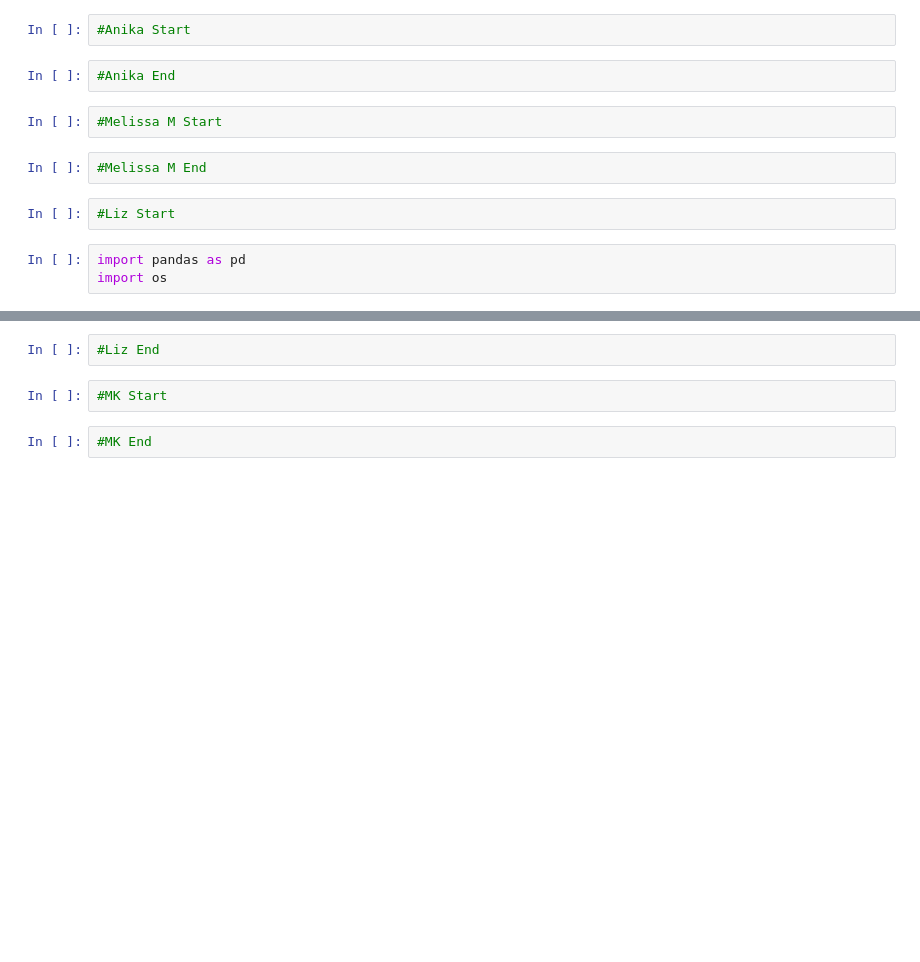
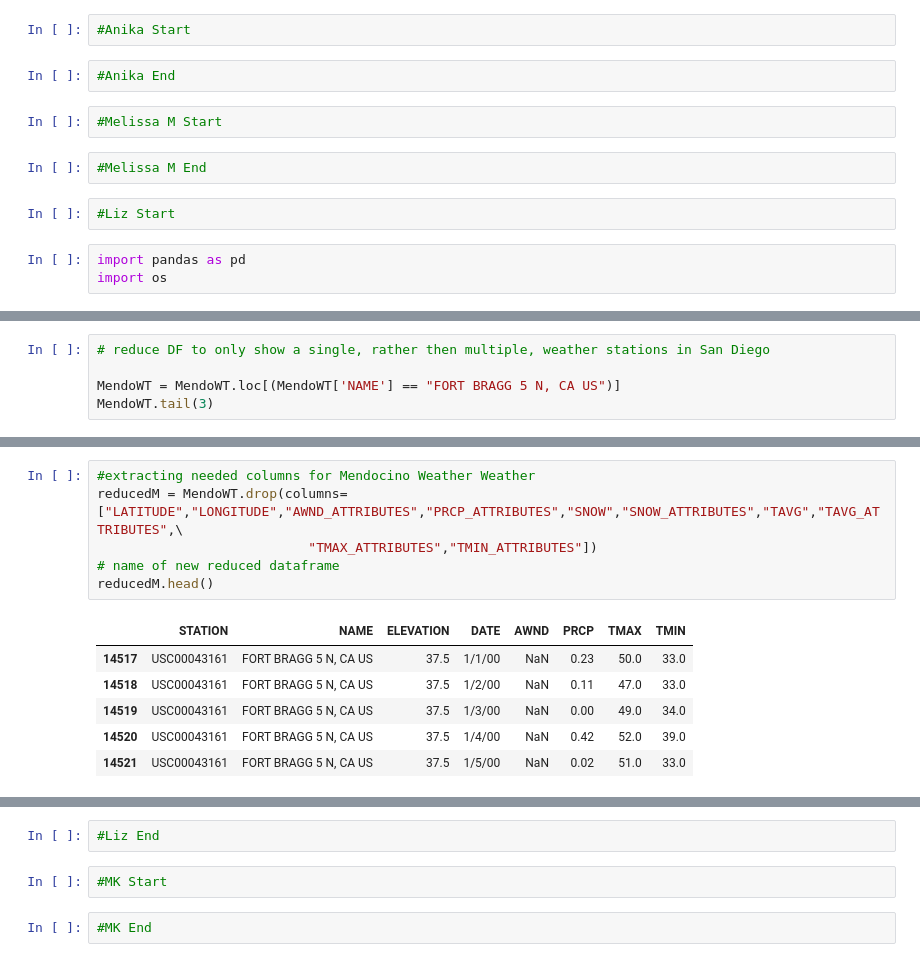
Before and after one commit to anikajohnson/DataProjectOne, a Jupyter notebook: DataProjectOne.ipynb, the cells around one changed output, grey strips where cells are left out. Cells and saved outputs as stored; diff of their text form; blank space fills up the shorter version.

```diff
--- a/DataProjectOne.ipynb
+++ b/DataProjectOne.ipynb
@@ -44,0 +107,5 @@ MendoWT.head()
+# %%
+# reduce DF to only show a single, rather then multiple, weather stations in San Diego
+
+MendoWT = MendoWT.loc[(MendoWT['NAME'] == "FORT BRAGG 5 N, CA US")]
+MendoWT.tail(3)
@@ -45,3 +117,16 @@ MendoWT.head()
+# %%
+#extracting needed columns for Mendocino Weather Weather
+reducedM = MendoWT.drop(columns=["LATITUDE","LONGITUDE","AWND_ATTRIBUTES","PRCP_ATTRIBUTES","SNOW","SNOW_ATTRIBUTES","TAVG","TAVG_ATTRIBUTES",\
+                           "TMAX_ATTRIBUTES","TMIN_ATTRIBUTES"])
+# name of new reduced dataframe
+reducedM.head()
+# %% [output]
+|  | STATION | NAME | ELEVATION | DATE | AWND | PRCP | TMAX | TMIN |
+| 14517 | USC00043161 | FORT BRAGG 5 N, CA US | 37.5 | 1/1/00 | NaN | 0.23 | 50.0 | 33.0 |
+| 14518 | USC00043161 | FORT BRAGG 5 N, CA US | 37.5 | 1/2/00 | NaN | 0.11 | 47.0 | 33.0 |
+| 14519 | USC00043161 | FORT BRAGG 5 N, CA US | 37.5 | 1/3/00 | NaN | 0.00 | 49.0 | 34.0 |
+| 14520 | USC00043161 | FORT BRAGG 5 N, CA US | 37.5 | 1/4/00 | NaN | 0.42 | 52.0 | 39.0 |
+| 14521 | USC00043161 | FORT BRAGG 5 N, CA US | 37.5 | 1/5/00 | NaN | 0.02 | 51.0 | 33.0 |
 # %%
 # load Tuolumne Weather
 
```
Also changed, not shown: parts of 11 cells of this notebook.
